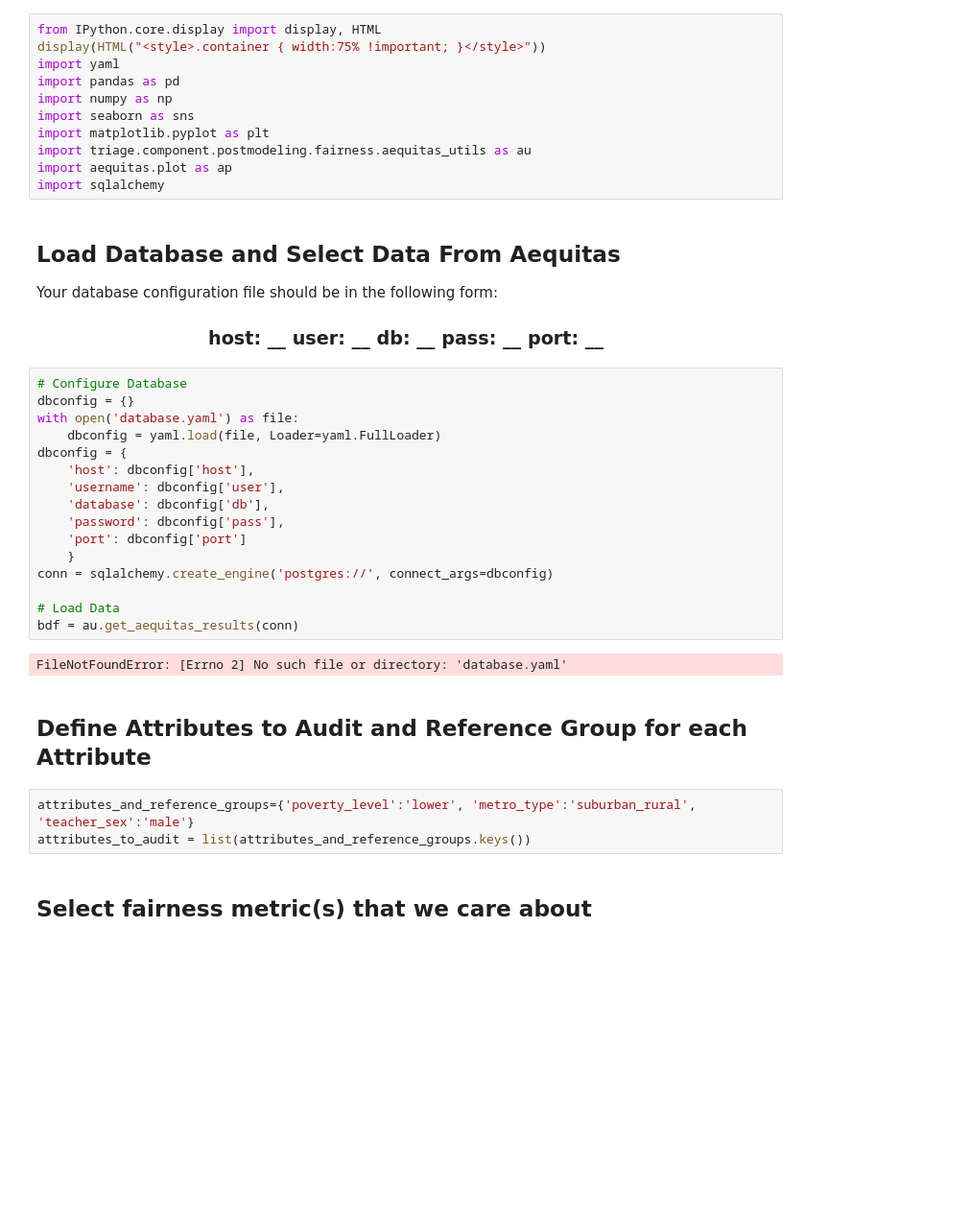
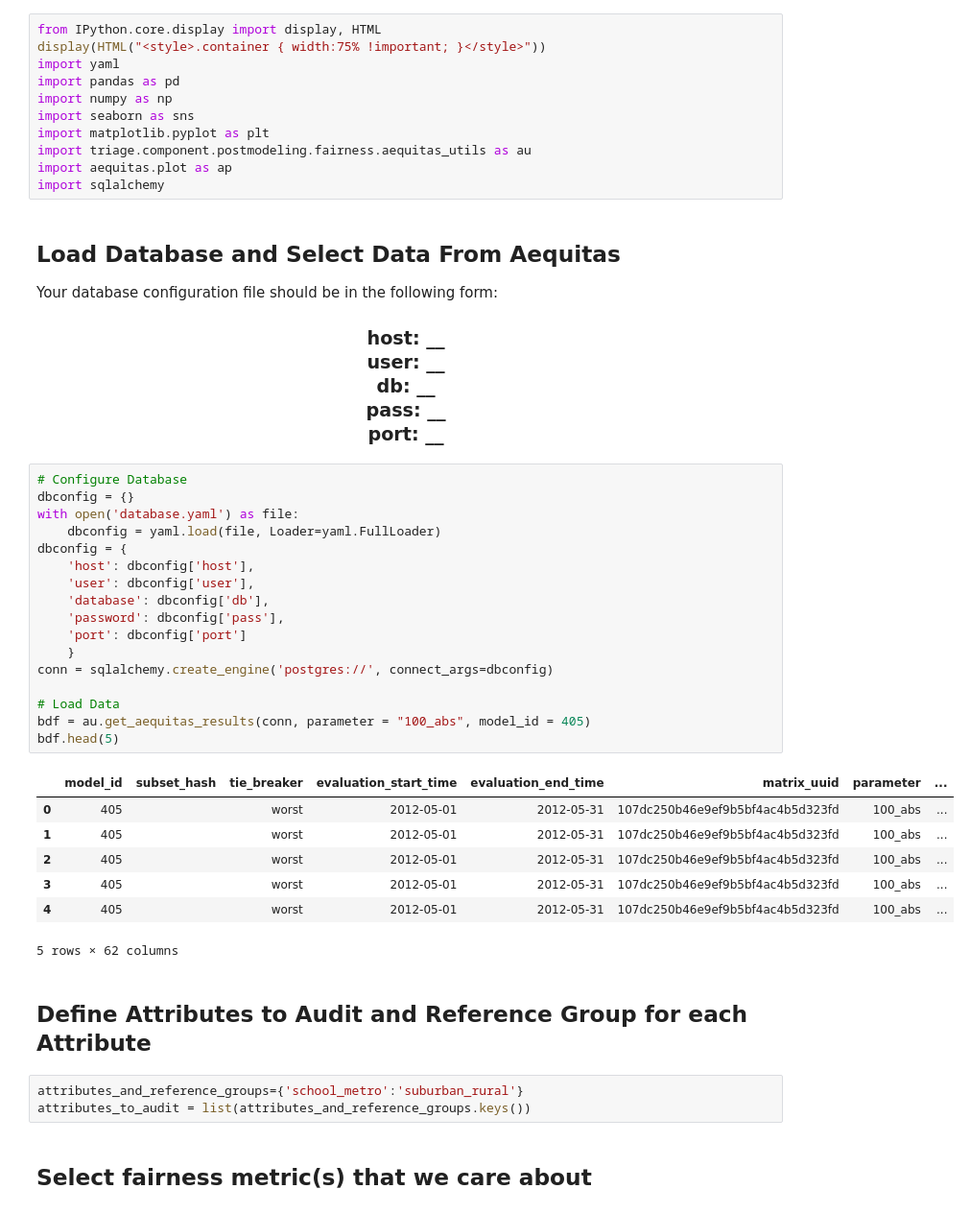
Before and after one commit to dssg/triage, a Jupyter notebook: src/triage/component/postmodeling/fairness/aequitas_example.ipynb, the cells around one changed output. Shown at 96% size. Cells and saved outputs as stored; diff of their text form; blank space fills up the shorter version.

```diff
--- a/src/triage/component/postmodeling/fairness/aequitas_example.ipynb
+++ b/src/triage/component/postmodeling/fairness/aequitas_example.ipynb
@@ -22,34 +22,41 @@ import sqlalchemy
 ## Load Database and Select Data From Aequitas
 Your database configuration file should be in the following form:
 <h3 align="center">
-host: __
-user: __
-db: __
-pass: __
-port: __
+host: __  <br>
+user: __  <br>
+db: __  <br>
+pass: __  <br>
+port: __  <br>
 </h3>
 # %%
 # Configure Database
 dbconfig = {}
 with open('database.yaml') as file:
     dbconfig = yaml.load(file, Loader=yaml.FullLoader)
 dbconfig = {
     'host': dbconfig['host'],
-    'username': dbconfig['user'],
+    'user': dbconfig['user'],
     'database': dbconfig['db'],
     'password': dbconfig['pass'],
     'port': dbconfig['port']
     }
 conn = sqlalchemy.create_engine('postgres://', connect_args=dbconfig)
 
 # Load Data
-bdf = au.get_aequitas_results(conn)
+bdf = au.get_aequitas_results(conn, parameter = "100_abs", model_id = 405)
+bdf.head(5)
 # %% [output]
+|  | model_id | subset_hash | tie_breaker | evaluation_start_time | evaluation_end_time | matrix_uuid | parameter | ... |
+| 0 | 405 |  | worst | 2012-05-01 | 2012-05-31 | 107dc250b46e9ef9b5bf4ac4b5d323fd | 100_abs | ... |
+| 1 | 405 |  | worst | 2012-05-01 | 2012-05-31 | 107dc250b46e9ef9b5bf4ac4b5d323fd | 100_abs | ... |
+| 2 | 405 |  | worst | 2012-05-01 | 2012-05-31 | 107dc250b46e9ef9b5bf4ac4b5d323fd | 100_abs | ... |
+| 3 | 405 |  | worst | 2012-05-01 | 2012-05-31 | 107dc250b46e9ef9b5bf4ac4b5d323fd | 100_abs | ... |
+| 4 | 405 |  | worst | 2012-05-01 | 2012-05-31 | 107dc250b46e9ef9b5bf4ac4b5d323fd | 100_abs | ... |
-FileNotFoundError: [Errno 2] No such file or directory: 'database.yaml'
+5 rows × 62 columns
 # %% [markdown]
 ## Define Attributes to Audit and Reference Group for each Attribute
 # %%
-attributes_and_reference_groups={'poverty_level':'lower', 'metro_type':'suburban_rural', 'teacher_sex':'male'}
+attributes_and_reference_groups={'school_metro':'suburban_rural'}
 attributes_to_audit = list(attributes_and_reference_groups.keys())
 # %% [markdown]
 ## Select fairness metric(s) that we care about
```
Also changed, not shown: parts of 8 cells of this notebook, 1 other file.
